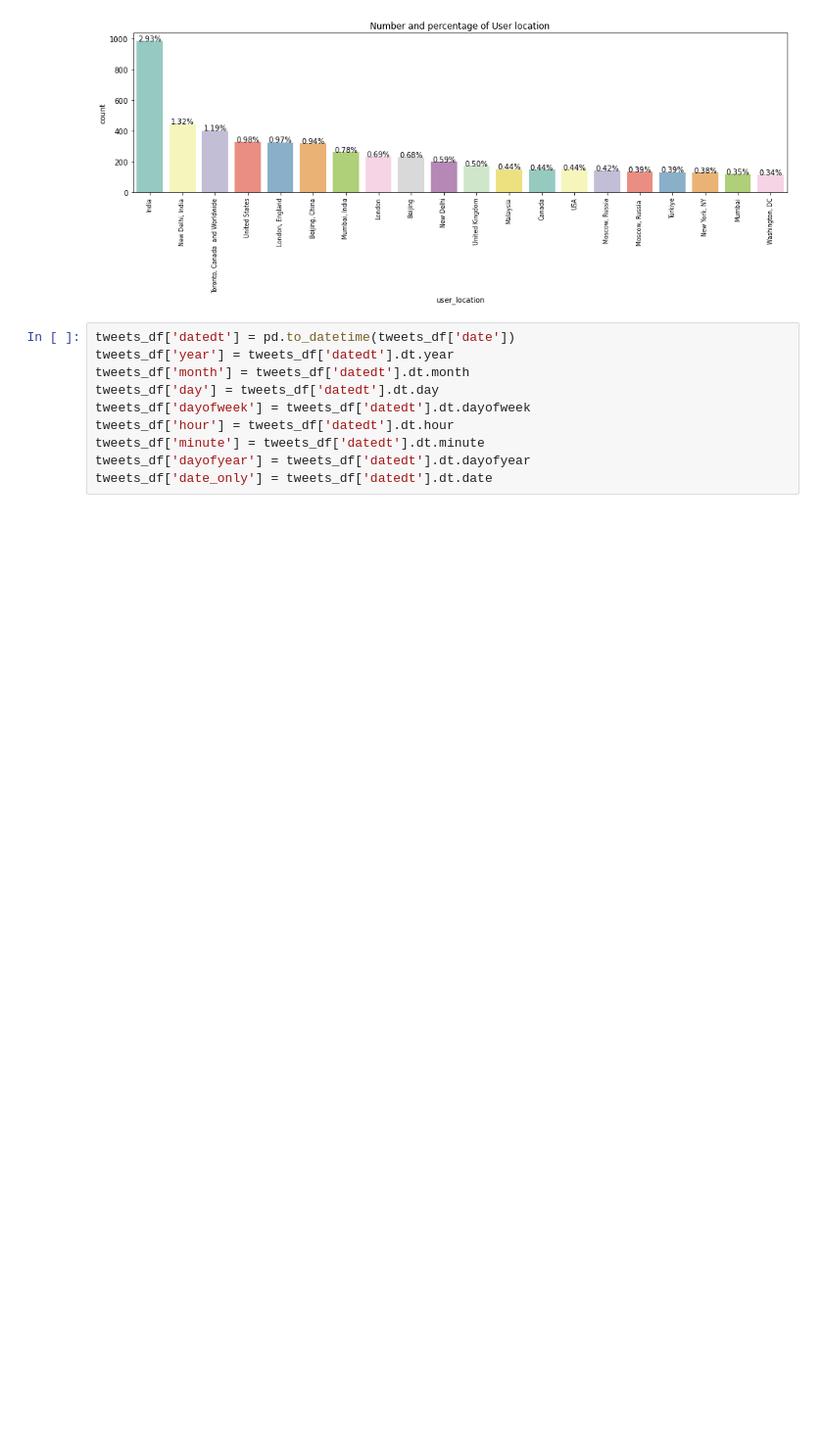
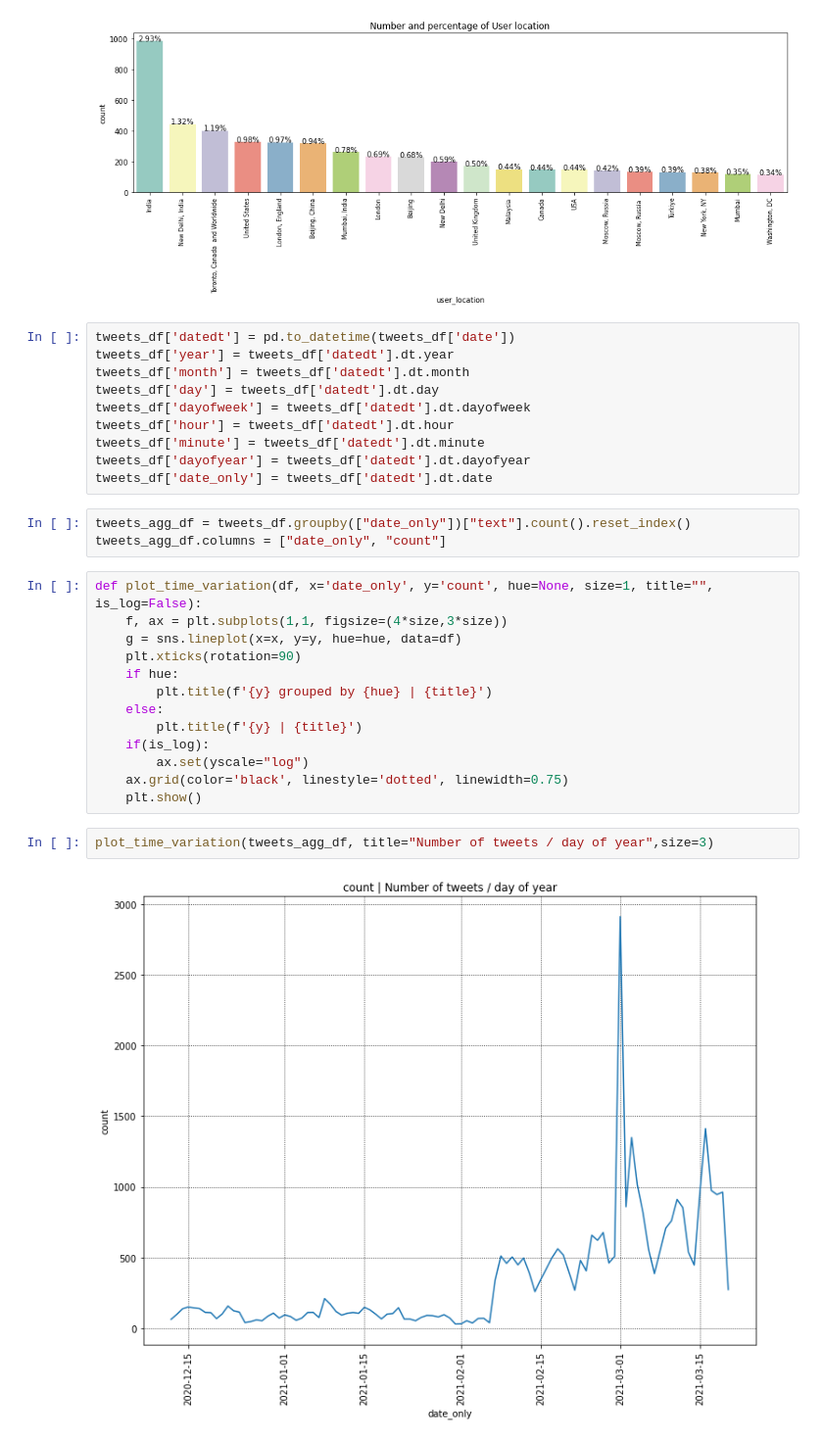
Before and after one commit to kevintr/DS_LAB_PSYCOLOGY_2021, a Jupyter notebook: script/Ale_data_exploration.ipynb, the cells around one changed output. Shown at 98% size. Cells and saved outputs as stored; diff of their text form; blank space fills up the shorter version.

```diff
--- a/script/Ale_data_exploration.ipynb
+++ b/script/Ale_data_exploration.ipynb
@@ -142,3 +142,23 @@ tweets_df['hour'] = tweets_df['datedt'].dt.hour
 tweets_df['minute'] = tweets_df['datedt'].dt.minute
 tweets_df['dayofyear'] = tweets_df['datedt'].dt.dayofyear
 tweets_df['date_only'] = tweets_df['datedt'].dt.date
+# %%
+tweets_agg_df = tweets_df.groupby(["date_only"])["text"].count().reset_index()
+tweets_agg_df.columns = ["date_only", "count"]
+# %%
+def plot_time_variation(df, x='date_only', y='count', hue=None, size=1, title="", is_log=False):
+    f, ax = plt.subplots(1,1, figsize=(4*size,3*size))
+    g = sns.lineplot(x=x, y=y, hue=hue, data=df)
+    plt.xticks(rotation=90)
+    if hue:
+        plt.title(f'{y} grouped by {hue} | {title}')
+    else:
+        plt.title(f'{y} | {title}')
+    if(is_log):
+        ax.set(yscale="log")
+    ax.grid(color='black', linestyle='dotted', linewidth=0.75)
+    plt.show()
+# %%
+plot_time_variation(tweets_agg_df, title="Number of tweets / day of year",size=3)
+# %% [output]
+[figure, added]
```
Also changed, not shown: parts of 6 cells of this notebook.
